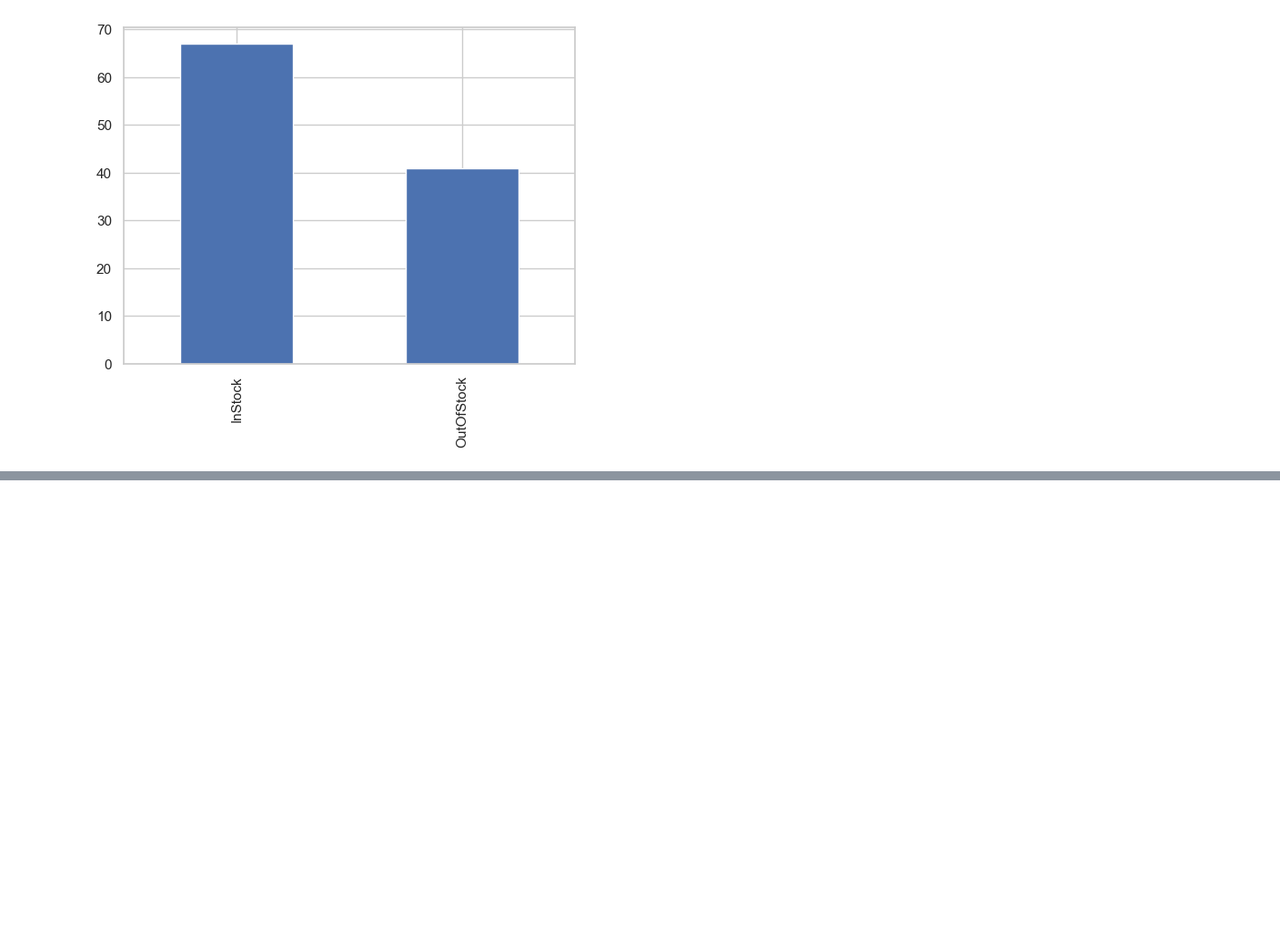
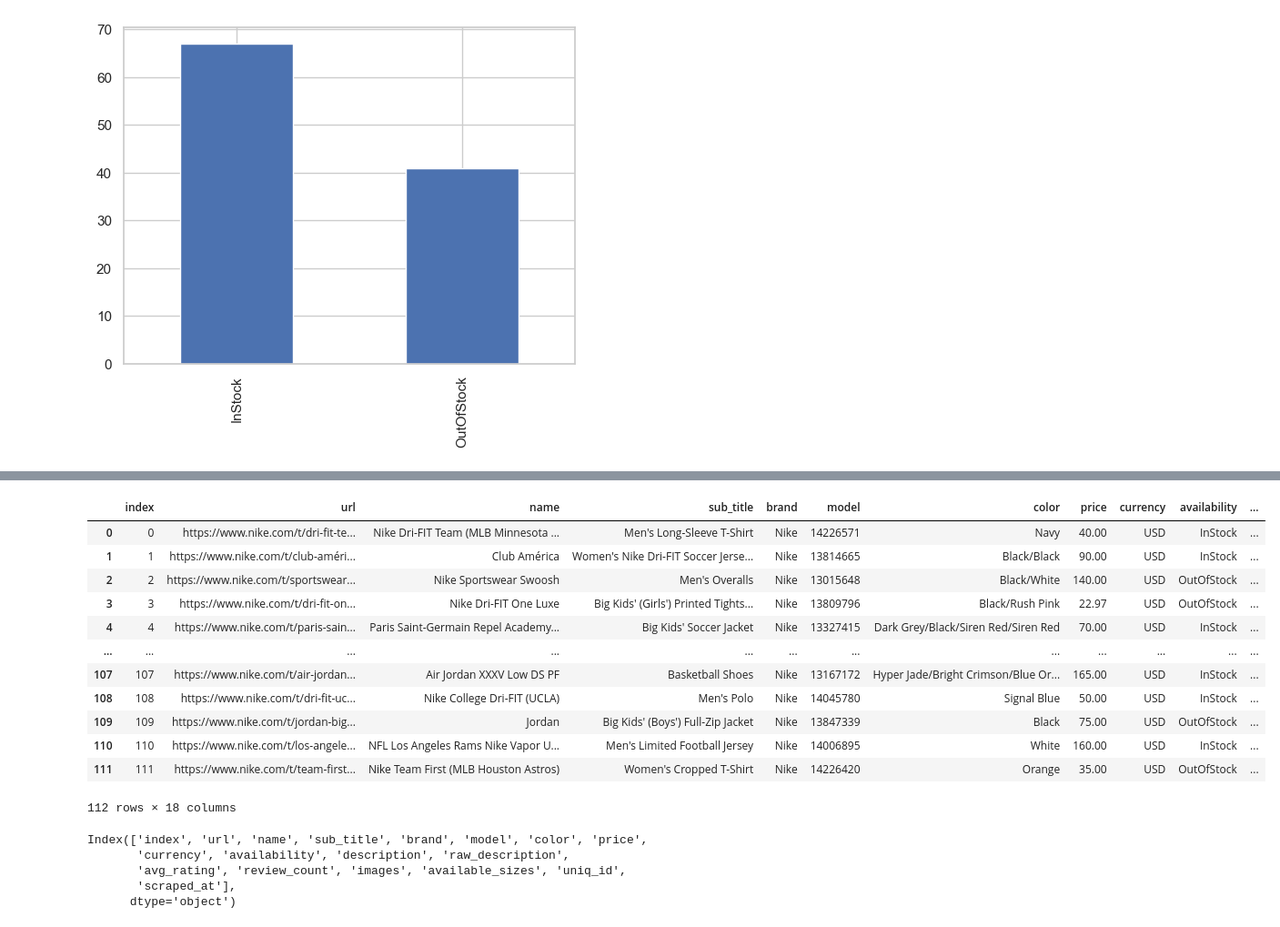
Before and after one commit to amalsalilan/Nike, a Jupyter notebook: Nike.ipynb, the cells around one changed output, grey strips where cells are left out. Shown at 91% size. Drawn from its saved outputs; the diff is of its cells as text; code cells hidden in the pictures; blank space fills up the shorter version.

```diff
--- a/Nike.ipynb
+++ b/Nike.ipynb
@@ -116,0 +167,24 @@ data
+# %%
+df
+# %% [output]
+|  | index | url | name | sub_title | brand | model | color | price | currency | availability | ... |
+| 0 | 0 | https://www.nike.com/t/dri-fit-te... | Nike Dri-FIT Team (MLB Minnesota ... | Men's Long-Sleeve T-Shirt | Nike | 14226571 | Navy | 40.00 | USD | InStock | ... |
+| 1 | 1 | https://www.nike.com/t/club-améri... | Club América | Women's Nike Dri-FIT Soccer Jerse... | Nike | 13814665 | Black/Black | 90.00 | USD | InStock | ... |
+| 2 | 2 | https://www.nike.com/t/sportswear... | Nike Sportswear Swoosh | Men's Overalls | Nike | 13015648 | Black/White | 140.00 | USD | OutOfStock | ... |
+| 3 | 3 | https://www.nike.com/t/dri-fit-on... | Nike Dri-FIT One Luxe | Big Kids' (Girls') Printed Tights... | Nike | 13809796 | Black/Rush Pink | 22.97 | USD | OutOfStock | ... |
+| 4 | 4 | https://www.nike.com/t/paris-sain... | Paris Saint-Germain Repel Academy... | Big Kids' Soccer Jacket | Nike | 13327415 | Dark Grey/Black/Siren Red/Siren Red | 70.00 | USD | InStock | ... |
+| ... | ... | ... | ... | ... | ... | ... | ... | ... | ... | ... | ... |
+| 107 | 107 | https://www.nike.com/t/air-jordan... | Air Jordan XXXV Low DS PF | Basketball Shoes | Nike | 13167172 | Hyper Jade/Bright Crimson/Blue Or... | 165.00 | USD | InStock | ... |
+| 108 | 108 | https://www.nike.com/t/dri-fit-uc... | Nike College Dri-FIT (UCLA) | Men's Polo | Nike | 14045780 | Signal Blue | 50.00 | USD | InStock | ... |
+| 109 | 109 | https://www.nike.com/t/jordan-big... | Jordan | Big Kids' (Boys') Full-Zip Jacket | Nike | 13847339 | Black | 75.00 | USD | OutOfStock | ... |
+| 110 | 110 | https://www.nike.com/t/los-angele... | NFL Los Angeles Rams Nike Vapor U... | Men's Limited Football Jersey | Nike | 14006895 | White | 160.00 | USD | InStock | ... |
+| 111 | 111 | https://www.nike.com/t/team-first... | Nike Team First (MLB Houston Astros) | Women's Cropped T-Shirt | Nike | 14226420 | Orange | 35.00 | USD | OutOfStock | ... |
+112 rows × 18 columns
+# %%
+df.columns
+# %% [output]
+Index(['index', 'url', 'name', 'sub_title', 'brand', 'model', 'color', 'price',
+       'currency', 'availability', 'description', 'raw_description',
+       'avg_rating', 'review_count', 'images', 'available_sizes', 'uniq_id',
+       'scraped_at'],
+      dtype='object')
```
Also changed, not shown: parts of 6 cells of this notebook.
